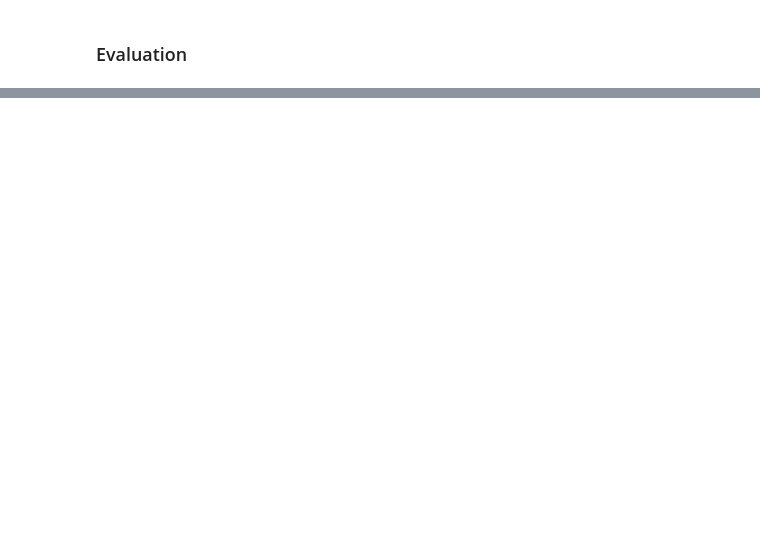
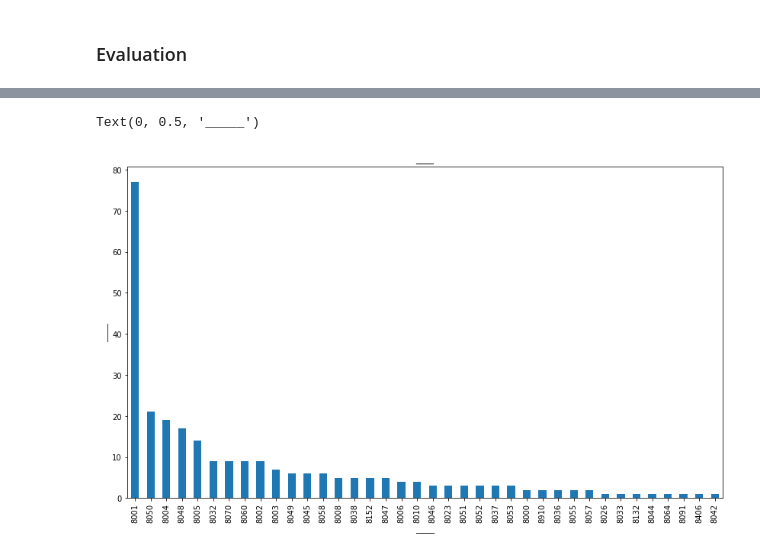
Before and after one commit to krylowicz/six, a Jupyter notebook: Notebook_dbo.ipynb, the cells around one changed output, grey strips where cells are left out. Drawn from its saved outputs; the diff is of its cells as text; code cells hidden in the pictures; blank space fills up the shorter version.

```diff
--- a/Notebook_dbo.ipynb
+++ b/Notebook_dbo.ipynb
@@ -1388,0 +1455,6 @@ ValueError: ignored
+# %%
+from sdv.tabular import GaussianCopula
+
+model = GaussianCopula()
+# %%
+model.fit(df)
@@ -1388,0 +1494,9 @@ ValueError: ignored
+# %%
+ax = df['Postal Code'].value_counts().plot(kind='bar',
+                                    figsize=(14,8),
+                                    title="____")
+ax.set_xlabel("_____")
+ax.set_ylabel("_____")
+# %% [output]
+Text(0, 0.5, '_____')
+[figure, added]
```
Also changed, not shown: parts of 60 cells of this notebook.
